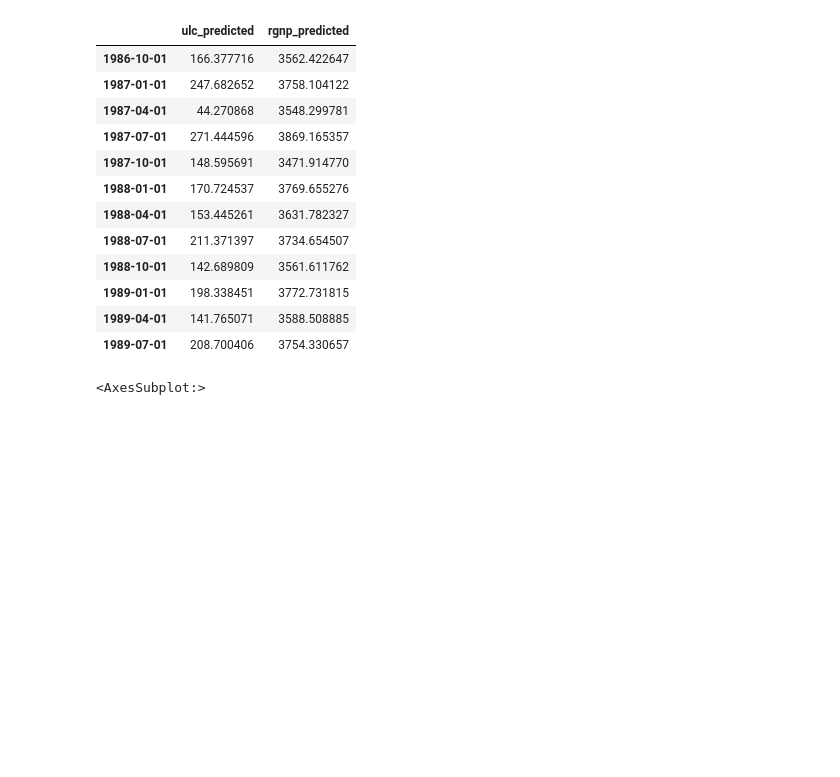
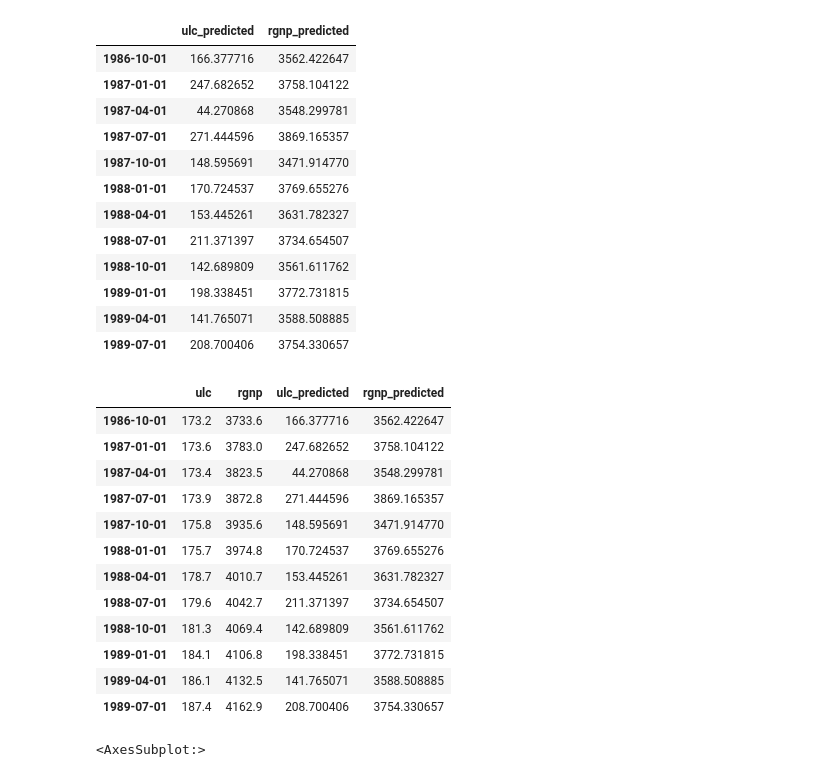
Before and after one commit to RakeshKumar045/Time-Series-Multiple-Sample-Example, a Jupyter notebook: Time-Series-1st-Example/VAR_Model.ipynb, the cells around one changed output. Saved outputs shown, nothing was run; the diff lists cells and outputs as text; code cells hidden in the pictures; blank space fills up the shorter version.

```diff
--- a/Time-Series-1st-Example/VAR_Model.ipynb
+++ b/Time-Series-1st-Example/VAR_Model.ipynb
@@ -202,6 +206,22 @@ predictions
 | 1989-07-01 | 208.700406 | 3754.330657 |
 # %%
 test_vs_pred=pd.concat([test_df,predictions],axis=1)
+# %%
+test_vs_pred
+# %% [output]
+|  | ulc | rgnp | ulc_predicted | rgnp_predicted |
+| 1986-10-01 | 173.2 | 3733.6 | 166.377716 | 3562.422647 |
+| 1987-01-01 | 173.6 | 3783.0 | 247.682652 | 3758.104122 |
+| 1987-04-01 | 173.4 | 3823.5 | 44.270868 | 3548.299781 |
+| 1987-07-01 | 173.9 | 3872.8 | 271.444596 | 3869.165357 |
+| 1987-10-01 | 175.8 | 3935.6 | 148.595691 | 3471.914770 |
+| 1988-01-01 | 175.7 | 3974.8 | 170.724537 | 3769.655276 |
+| 1988-04-01 | 178.7 | 4010.7 | 153.445261 | 3631.782327 |
+| 1988-07-01 | 179.6 | 4042.7 | 211.371397 | 3734.654507 |
+| 1988-10-01 | 181.3 | 4069.4 | 142.689809 | 3561.611762 |
+| 1989-01-01 | 184.1 | 4106.8 | 198.338451 | 3772.731815 |
+| 1989-04-01 | 186.1 | 4132.5 | 141.765071 | 3588.508885 |
+| 1989-07-01 | 187.4 | 4162.9 | 208.700406 | 3754.330657 |
 # %%
 test_vs_pred.plot(figsize=(12,5))
 # %% [output]
```
Also changed, not shown: parts of 2 cells of this notebook.
